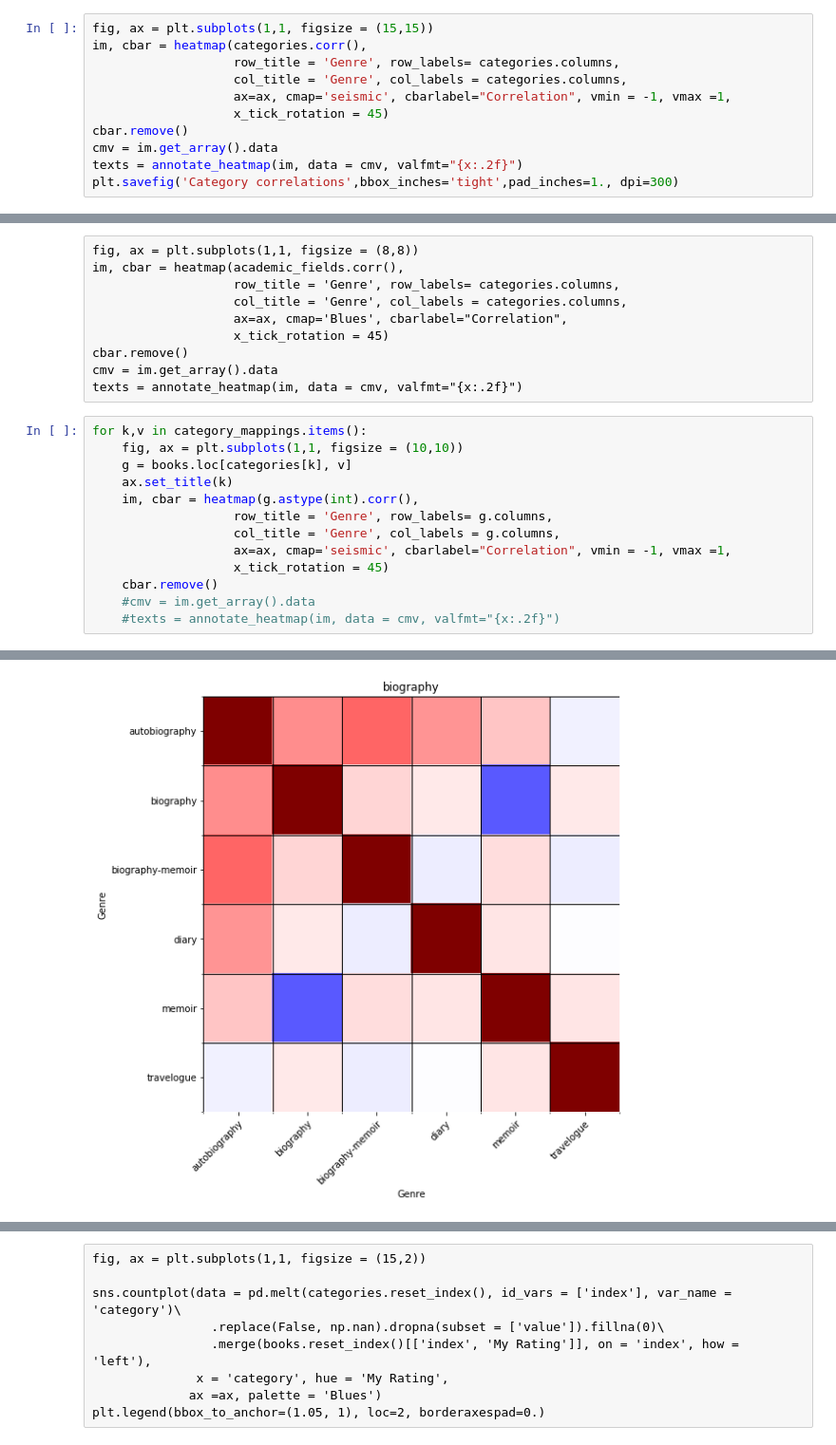
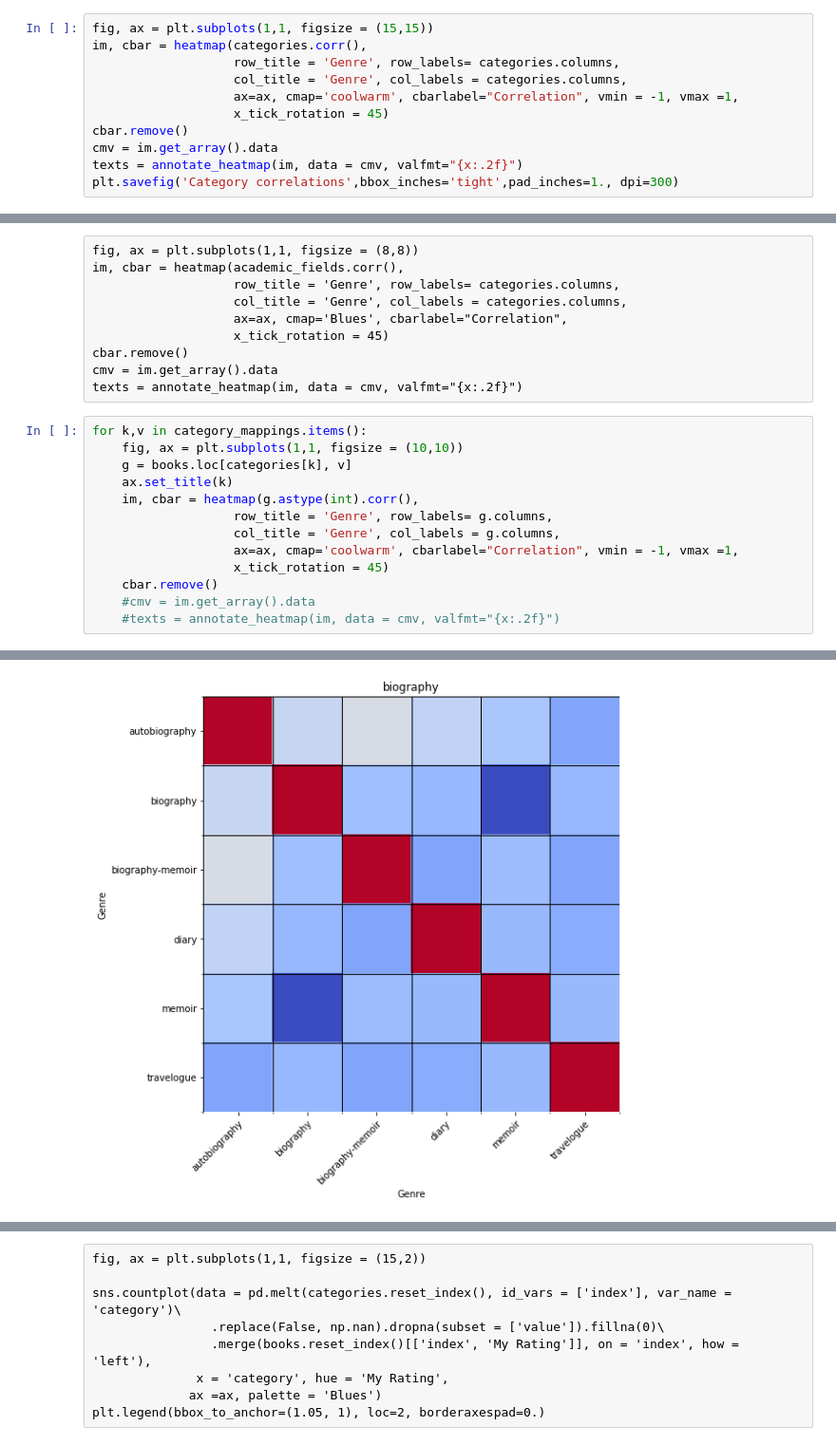
Before and after one commit to craig0a/reading_history_analysis, a Jupyter notebook: 1a - initial_exploration.ipynb, the cells around one changed output, grey strips where cells are left out. Shown: that part at 95% size. Drawn from its saved outputs; the diff is of its cells as text.

```diff
--- a/1a - initial_exploration.ipynb
+++ b/1a - initial_exploration.ipynb
@@ -36,7 +77,7 @@ fig, ax = plt.subplots(1,1, figsize = (15,15))
 im, cbar = heatmap(categories.corr(),
                    row_title = 'Genre', row_labels= categories.columns,
                    col_title = 'Genre', col_labels = categories.columns,
-                   ax=ax, cmap='seismic', cbarlabel="Correlation", vmin = -1, vmax =1,
+                   ax=ax, cmap='coolwarm', cbarlabel="Correlation", vmin = -1, vmax =1,
                    x_tick_rotation = 45)
 cbar.remove()
 cmv = im.get_array().data
@@ -62,7 +103,7 @@ for k,v in category_mappings.items():
     im, cbar = heatmap(g.astype(int).corr(),
                    row_title = 'Genre', row_labels= g.columns,
                    col_title = 'Genre', col_labels = g.columns,
-                   ax=ax, cmap='seismic', cbarlabel="Correlation", vmin = -1, vmax =1,
+                   ax=ax, cmap='coolwarm', cbarlabel="Correlation", vmin = -1, vmax =1,
                    x_tick_rotation = 45)
     cbar.remove()
     #cmv = im.get_array().data
@@ -80 +121 @@ for k,v in category_mappings.items():
-[figure, old version]
+[figure, new version]
```
Also changed, not shown: parts of 6 cells of this notebook, 18 other files.
